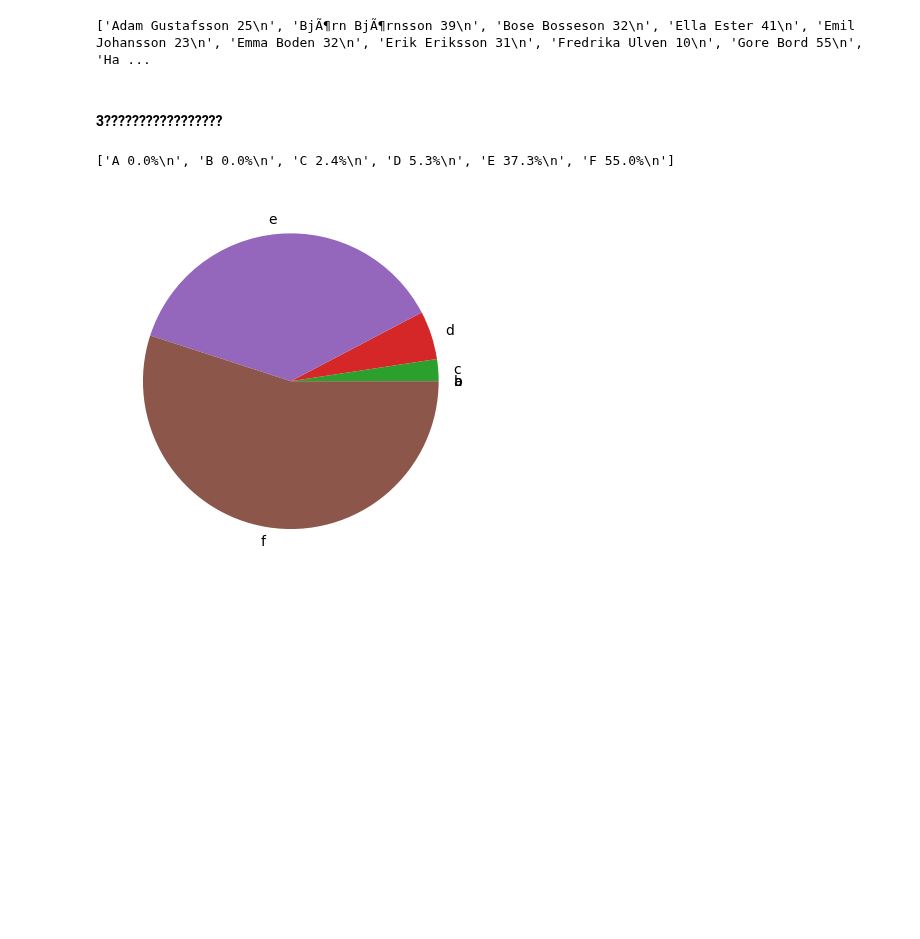
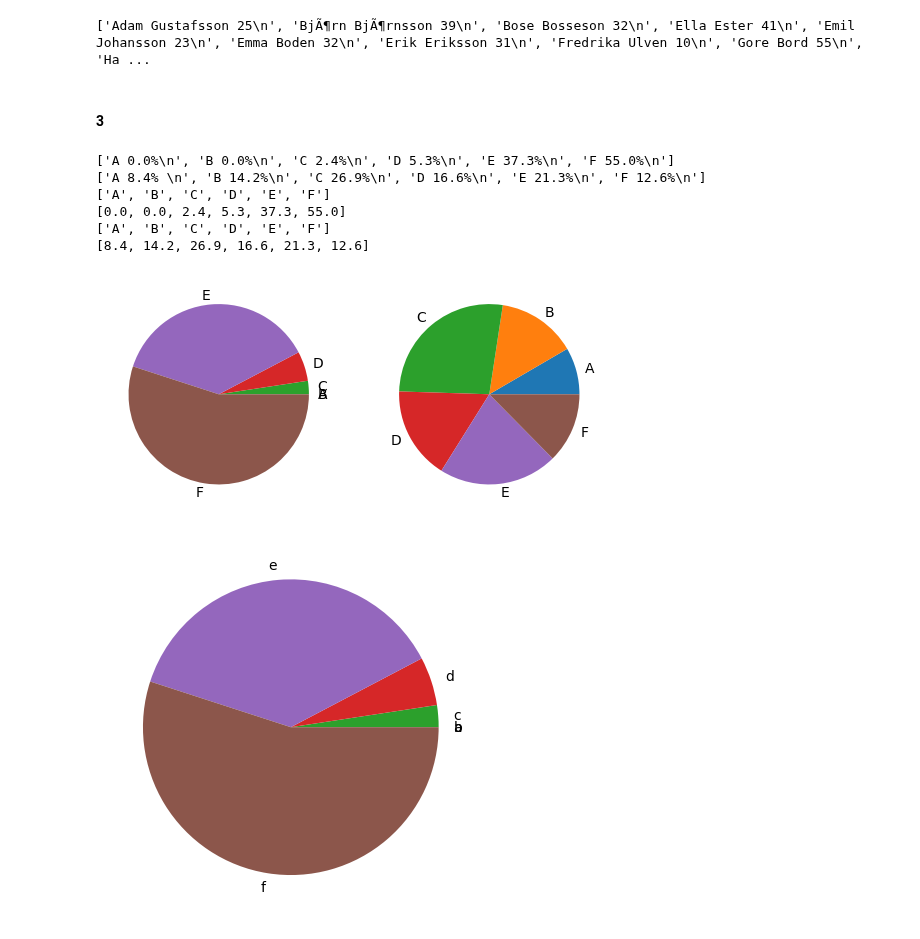
Before and after one commit to DorotaBjoorn/Python-Dorota-Bjoorn, a Jupyter notebook: Excercises/EX08_file_handling.ipynb, the cells around one changed output. Drawn from its saved outputs; the diff is of its cells as text; code cells hidden in the pictures; blank space fills up the shorter version.

```diff
--- a/Excercises/EX08_file_handling.ipynb
+++ b/Excercises/EX08_file_handling.ipynb
@@ -106,17 +106,61 @@ with open(path, "r") as file_read, open(path_explore, "w") as file_explore:
 # %% [output]
 ['Adam Gustafsson 25\n', 'BjÃ¶rn BjÃ¶rnsson 39\n', 'Bose Bosseson 32\n', 'Ella Ester 41\n', 'Emil Johansson 23\n', 'Emma Boden 32\n', 'Erik Eriksson 31\n', 'Fredrika Ulven 10\n', 'Gore Bord 55\n', 'Ha ...
 # %% [markdown]
-#### 3?????????????????
+#### 3
-# %%
-#import matplotlib.pyplot as plt
-
-with open ("../Data/NPvt19Ma2A.txt", "r") as file_a, open ("../Data/NPvt19Ma2C.txt", "r") as file_c:
-    list_a = file_a.readlines()
-    print(list_a)
-
-# HUR GÖRA OM TEXTFILEN TILL labels_list_a och result_list_a som nedan?
-# %% [output]
-['A 0.0%\n', 'B 0.0%\n', 'C 2.4%\n', 'D 5.3%\n', 'E 37.3%\n', 'F 55.0%\n']
+# %%
+import matplotlib.pyplot as plt
+
+with open ("../Data/NPvt19Ma2A.txt", "r") as file_a, open ("../Data/NPvt19Ma2C.txt", "r") as file_c:
+    #for data from file A
+    list_a = file_a.readlines()
+    print(list_a)
+
+    labels_list_a = []
+    results_list_a_float = []
+
+    for row in list_a:
+        row = row.split()
+        labels_list_a.append(row[0]) #skapar listan från 1a elementet på varje rad
+
+        value = row[1].replace("%", "") #2nd element on each row % is removed (to be able to convert from str to float or int)
+        my_float = float(value) #convert each value from str to float
+        results_list_a_float.append(my_float) # appende float values to list
+
+
+    # For data from file C
+    list_c = file_c.readlines()
+    print(list_c)
+
+    labels_list_c = []
+    results_list_c_float = []
+
+    for row in list_c:
+        row = row.split()
+        labels_list_c.append(row[0])
+
+        value = row[1].replace("%", "")
+        my_float = float(value)
+        results_list_c_float.append(my_float)
+
+print(labels_list_a)
+print(results_list_a_float)
+print(labels_list_c)
+print(results_list_c_float)
+
+plt.subplot(1, 2, 1) #subplot on 1 row, 2 columns, this is the 1st plot
+plt.pie(results_list_a_float, labels=labels_list_a)
+plt.subplot(1, 2, 2) #subplot on 1 row, 2 columns, this is the 2nd plot
+plt.pie(results_list_c_float, labels=labels_list_c)
+
+plt.show()
+# %% [output]
+['A 0.0%\n', 'B 0.0%\n', 'C 2.4%\n', 'D 5.3%\n', 'E 37.3%\n', 'F 55.0%\n']
+['A 8.4% \n', 'B 14.2%\n', 'C 26.9%\n', 'D 16.6%\n', 'E 21.3%\n', 'F 12.6%\n']
+['A', 'B', 'C', 'D', 'E', 'F']
+[0.0, 0.0, 2.4, 5.3, 37.3, 55.0]
+['A', 'B', 'C', 'D', 'E', 'F']
+[8.4, 14.2, 26.9, 16.6, 21.3, 12.6]
+[figure, added]
 # %%
 import matplotlib.pyplot as plt
 
```
